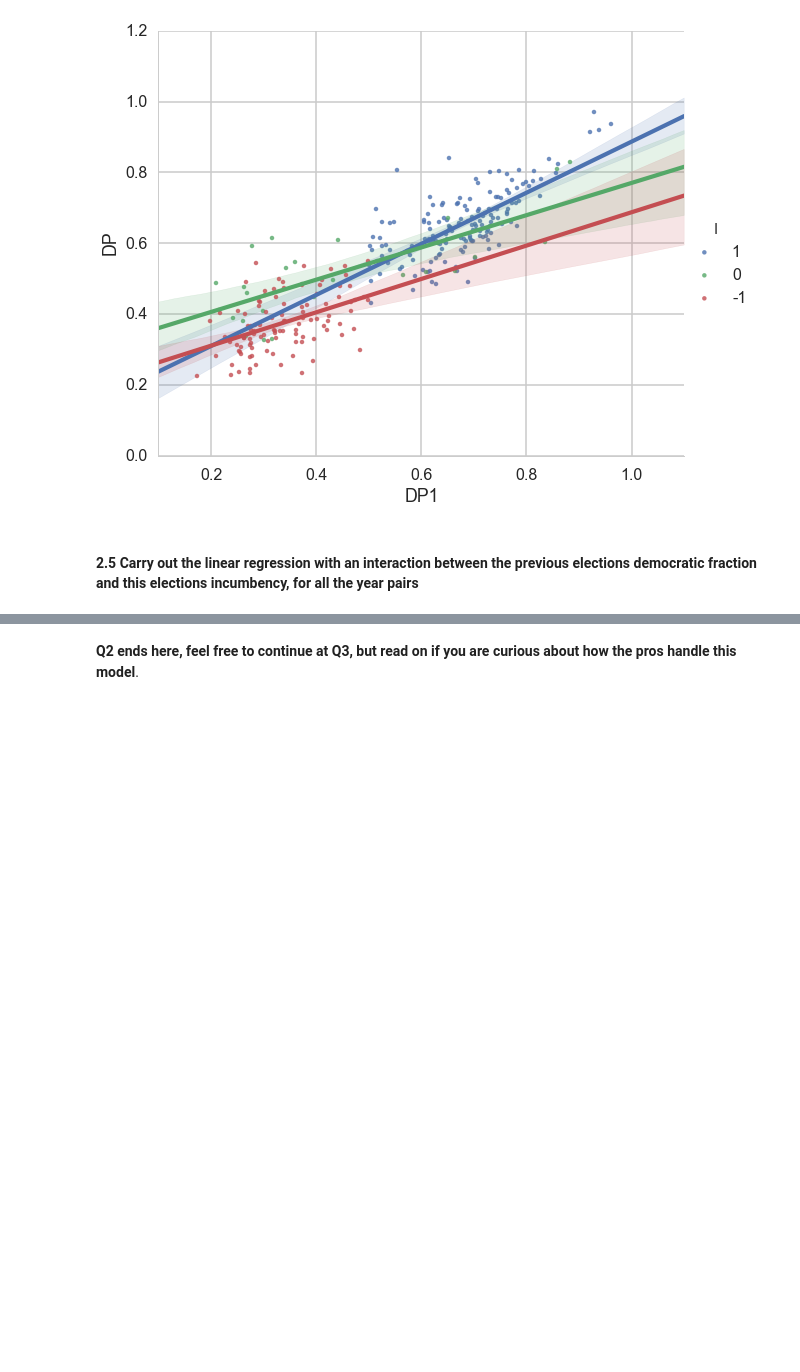
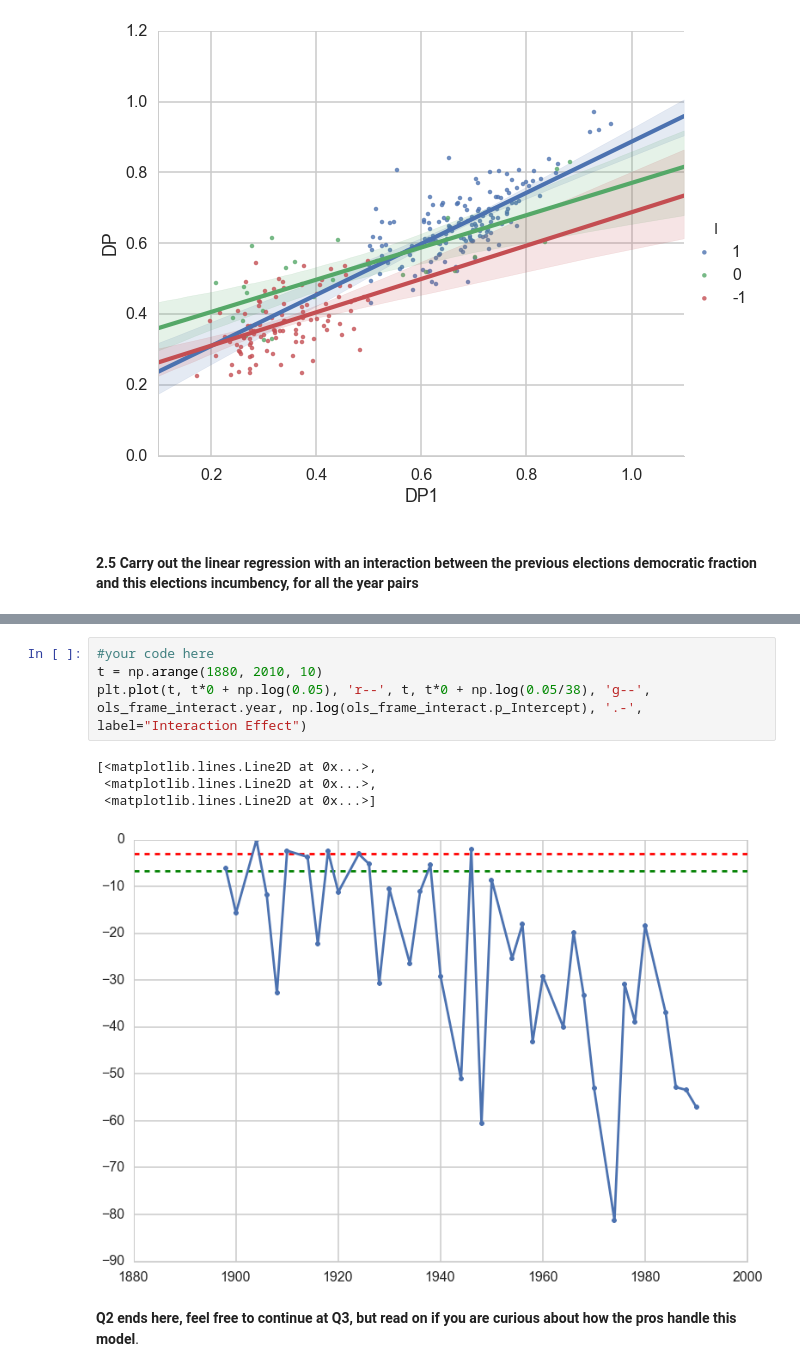
Before and after one commit to cs109/2015hw_solutions, a Jupyter notebook: hw2_solutions.ipynb, the cells around one changed output, grey strips where cells are left out. Cells and saved outputs as stored; diff of their text form; blank space fills up the shorter version.

```diff
--- a/hw2_solutions.ipynb
+++ b/hw2_solutions.ipynb
@@ -1211,3 +1240,12 @@ TODO: interpretation
+# %%
+#your code here
+t = np.arange(1880, 2010, 10)
+plt.plot(t, t*0 + np.log(0.05), 'r--', t, t*0 + np.log(0.05/38), 'g--', ols_frame_interact.year, np.log(ols_frame_interact.p_Intercept), '.-', label="Interaction Effect")
+# %% [output]
+[<matplotlib.lines.Line2D at 0x...>,
+ <matplotlib.lines.Line2D at 0x...>,
+ <matplotlib.lines.Line2D at 0x...>]
+[figure, added]
 # %% [markdown]
 **Q2 ends here, feel free to continue at Q3, but read on if you are curious about how the pros handle this model**.
 # %% [markdown]
```
Also changed, not shown: parts of 26 cells of this notebook.
